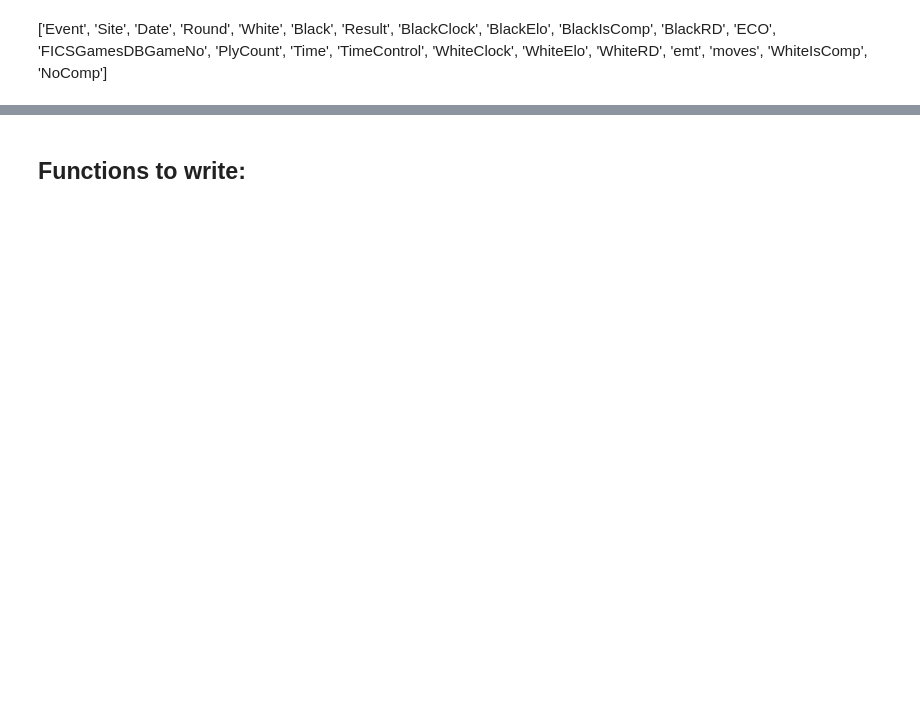
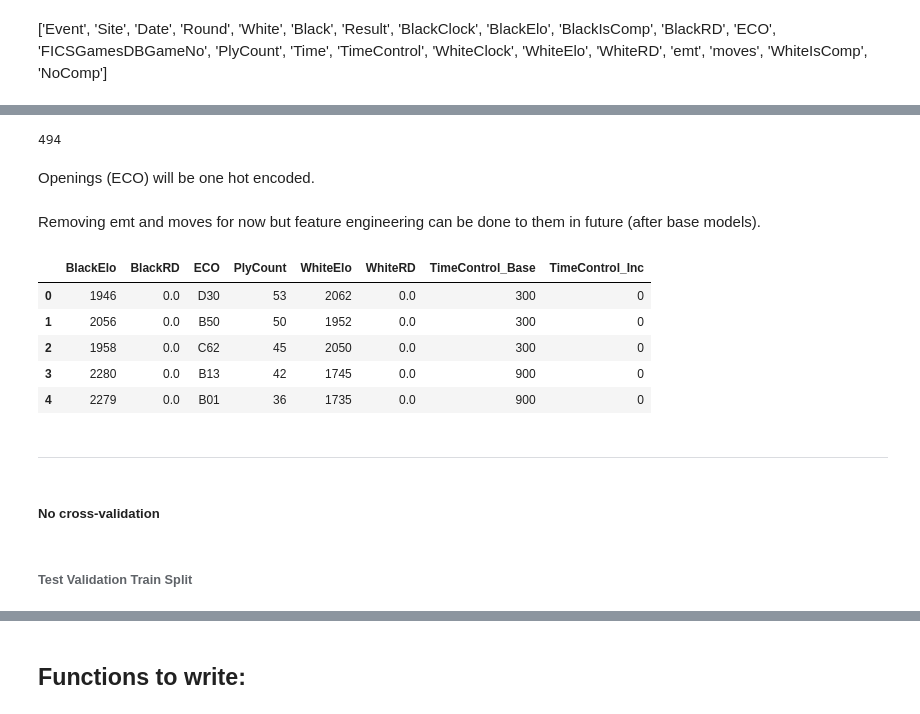
Before and after one commit to pingwithahat/capstone_repo, a Jupyter notebook: Vostro_Notebook.ipynb, the cells around one changed output, grey strips where cells are left out. Drawn from its saved outputs; the diff is of its cells as text; code cells hidden in the pictures; blank space fills up the shorter version.

```diff
--- a/Vostro_Notebook.ipynb
+++ b/Vostro_Notebook.ipynb
@@ -143,0 +503,4 @@ df.info()
+# %%
+# on vostro laptop
+raw_pickle_list = [joblib.load(f'C:/Users/MaNiL/Desktop/data/capstone/preprocessed/{year}_CvH.pkl') for \
+         year in np.arange(2022, 2017, -1)] # load the pickles from 2022 to 2018 inclusive
@@ -143,0 +515,2 @@ df.info()
+# %%
+big_df = hp.concatenate_cleaned_pickles(raw_pickle_list)
@@ -143,0 +535,4 @@ df.info()
+# %%
+X, y = hp.X_y_split_simple(big_df)
+
+y = hp.y_convert_to_ohe_vec(y)
@@ -143,0 +571,26 @@ df.info()
+# %%
+unique_openings = X.ECO.unique()
+len(unique_openings) # 494
+# %% [output]
+494
+# %% [markdown]
+Openings (ECO) will be one hot encoded.
+# %% [markdown]
+Removing emt and moves for now but feature engineering can be done to them in future (after base models).
+# %%
+X_ = X.drop(columns=['emt', 'moves'])
+# %%
+X_.head()
+# %% [output]
+|  | BlackElo | BlackRD | ECO | PlyCount | WhiteElo | WhiteRD | TimeControl_Base | TimeControl_Inc |
+| 0 | 1946 | 0.0 | D30 | 53 | 2062 | 0.0 | 300 | 0 |
+| 1 | 2056 | 0.0 | B50 | 50 | 1952 | 0.0 | 300 | 0 |
+| 2 | 1958 | 0.0 | C62 | 45 | 2050 | 0.0 | 300 | 0 |
+| 3 | 2280 | 0.0 | B13 | 42 | 1745 | 0.0 | 900 | 0 |
+| 4 | 2279 | 0.0 | B01 | 36 | 1735 | 0.0 | 900 | 0 |
+# %% [markdown]
+-----
+# %% [markdown]
+##### No cross-validation
+# %% [markdown]
+###### Test Validation Train Split
```
Also changed, not shown: parts of 205 cells of this notebook, 3 other files.
